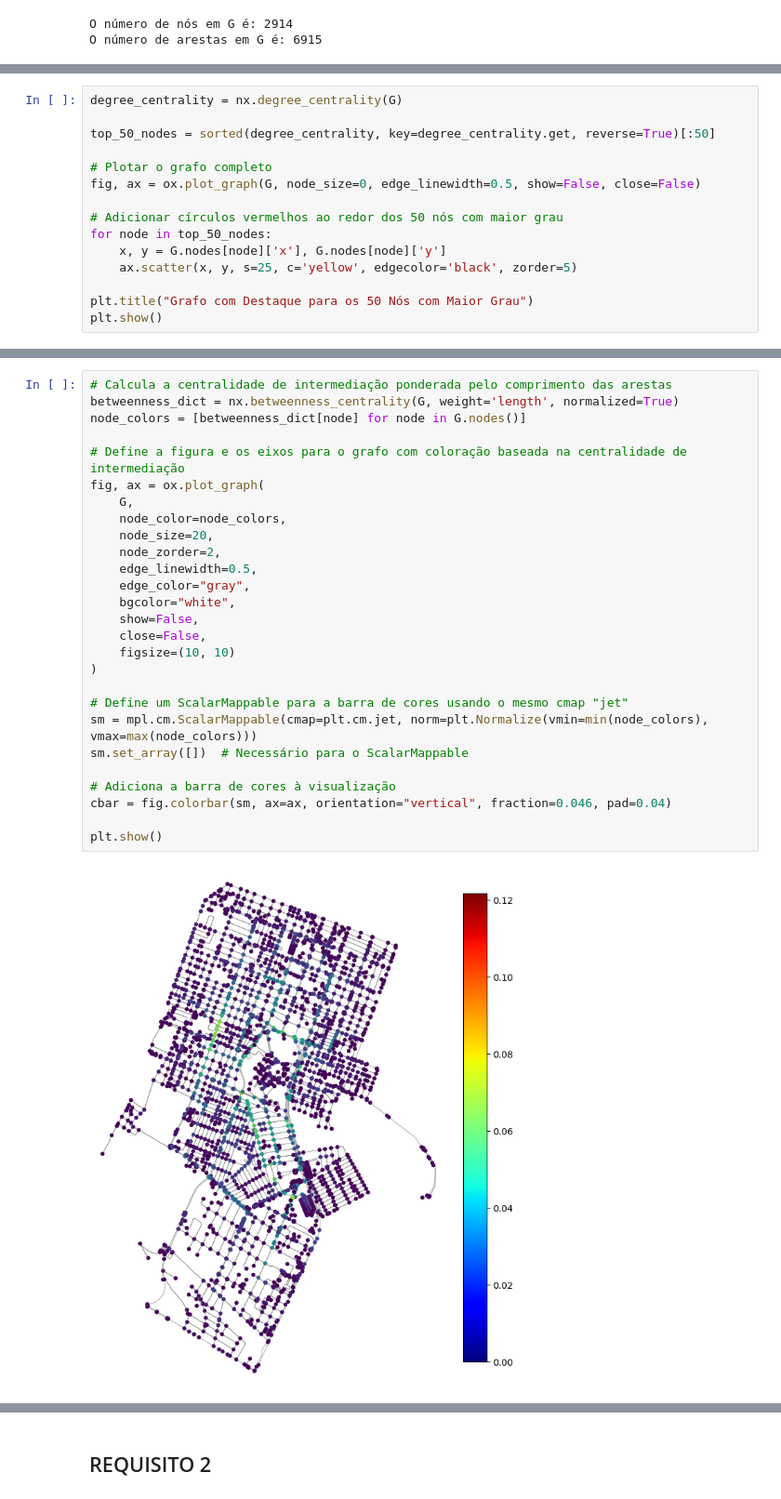
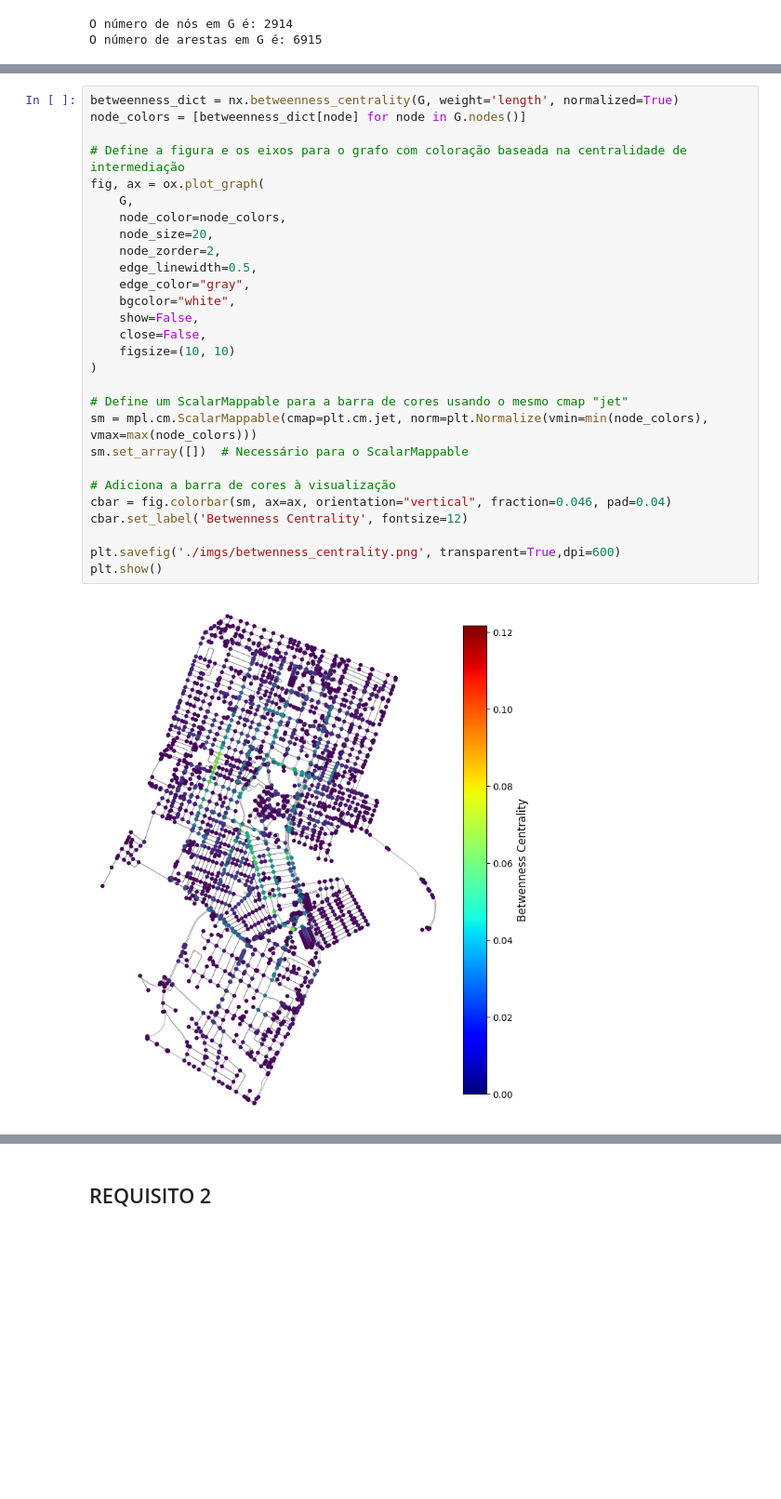
Before and after one commit to lucasfreirec/datastructure, a Jupyter notebook: U1T5/U1T5.ipynb, the cells around one changed output, grey strips where cells are left out. Shown at 93% size. Cells and saved outputs as stored; diff of their text form; blank space fills up the shorter version.

```diff
--- a/U1T5/U1T5.ipynb
+++ b/U1T5/U1T5.ipynb
@@ -65,15 +67,0 @@ plt.show()
-# %%
-degree_centrality = nx.degree_centrality(G)
-
-top_50_nodes = sorted(degree_centrality, key=degree_centrality.get, reverse=True)[:50]
-
-# Plotar o grafo completo
-fig, ax = ox.plot_graph(G, node_size=0, edge_linewidth=0.5, show=False, close=False)
-
-# Adicionar círculos vermelhos ao redor dos 50 nós com maior grau
-for node in top_50_nodes:
-    x, y = G.nodes[node]['x'], G.nodes[node]['y']
-    ax.scatter(x, y, s=25, c='yellow', edgecolor='black', zorder=5)
-
-plt.title("Grafo com Destaque para os 50 Nós com Maior Grau")
-plt.show()
@@ -111,30 +98,31 @@ plt.show()
 # %%
-# Calcula a centralidade de intermediação ponderada pelo comprimento das arestas
 betweenness_dict = nx.betweenness_centrality(G, weight='length', normalized=True)
 node_colors = [betweenness_dict[node] for node in G.nodes()]
 
 # Define a figura e os eixos para o grafo com coloração baseada na centralidade de intermediação
 fig, ax = ox.plot_graph(
     G,
     node_color=node_colors,
     node_size=20,
     node_zorder=2,
     edge_linewidth=0.5,
     edge_color="gray",
     bgcolor="white",
     show=False,
     close=False,
     figsize=(10, 10)
 )
 
 # Define um ScalarMappable para a barra de cores usando o mesmo cmap "jet"
 sm = mpl.cm.ScalarMappable(cmap=plt.cm.jet, norm=plt.Normalize(vmin=min(node_colors), vmax=max(node_colors)))
 sm.set_array([])  # Necessário para o ScalarMappable
 
 # Adiciona a barra de cores à visualização
 cbar = fig.colorbar(sm, ax=ax, orientation="vertical", fraction=0.046, pad=0.04)
+cbar.set_label('Betwenness Centrality', fontsize=12)
 
+plt.savefig('./imgs/betwenness_centrality.png', transparent=True,dpi=600)
 plt.show()
 # %% [output]
-[figure, old version]
+[figure, new version]
 # %%
```
Also changed, not shown: parts of 19 cells of this notebook, 12 other files.
